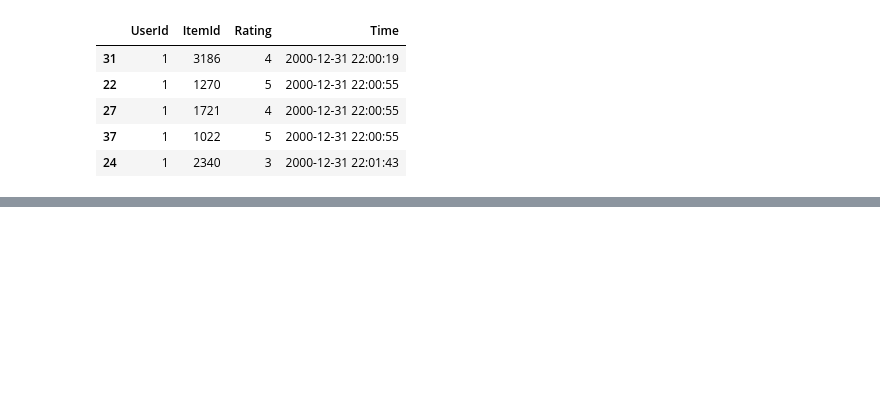
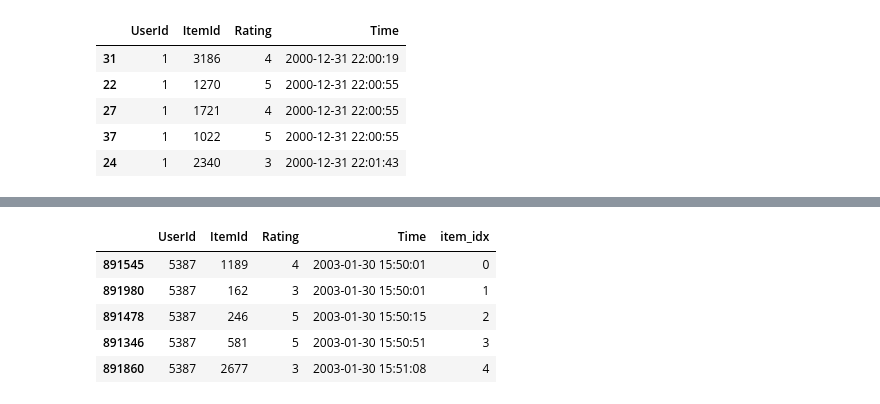
Before and after one commit to yhs2773/AIFFEL, a Jupyter notebook: Exploration/16/[Exp-16] 다음에 볼 영화 예측하기.ipynb, the cells around one changed output, grey strips where cells are left out. Saved outputs shown, nothing was run; the diff lists cells and outputs as text; code cells hidden in the pictures; blank space fills up the shorter version.

```diff
--- a/Exploration/16/[Exp-16] 다음에 볼 영화 예측하기.ipynb
+++ b/Exploration/16/[Exp-16] 다음에 볼 영화 예측하기.ipynb
@@ -495,3 +465,13 @@ tr_dataset.df.head(15)
+# %%
+tr_data_loader = SessionDataLoader(tr_dataset, batch_size=4)
+tr_dataset.df.head()
+# %% [output]
+|  | UserId | ItemId | Rating | Time | item_idx |
+| 891545 | 5387 | 1189 | 4 | 2003-01-30 15:50:01 | 0 |
+| 891980 | 5387 | 162 | 3 | 2003-01-30 15:50:01 | 1 |
+| 891478 | 5387 | 246 | 5 | 2003-01-30 15:50:15 | 2 |
+| 891346 | 5387 | 581 | 5 | 2003-01-30 15:50:51 | 3 |
+| 891860 | 5387 | 2677 | 3 | 2003-01-30 15:51:08 | 4 |
 # %%
 iter_ex = iter(tr_data_loader)
 # %%
```
Also changed, not shown: parts of 95 cells of this notebook.
